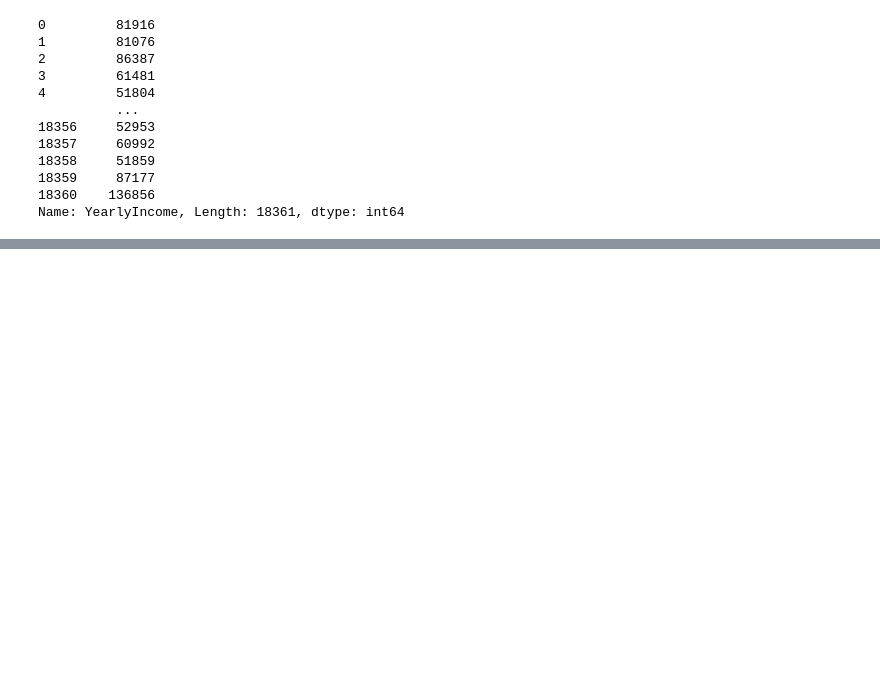
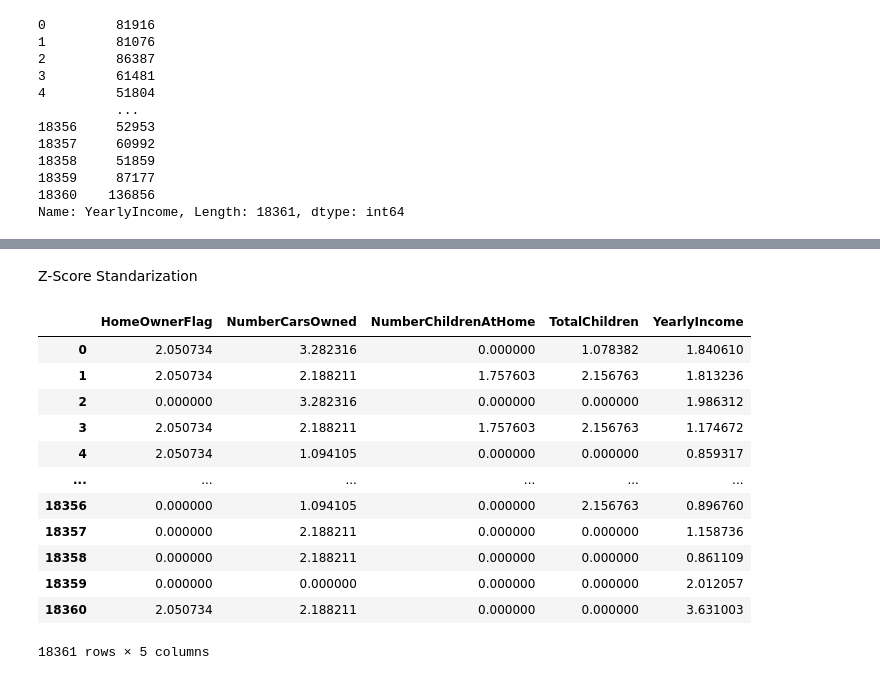
Before and after one commit to SachinGoyal94/DataScience, a Jupyter notebook: 1 Feature Engineering/1_FE.ipynb, the cells around one changed output, grey strips where cells are left out. Cells and saved outputs as stored; diff of their text form; code cells hidden in the pictures; blank space fills up the shorter version.

```diff
--- a/1 Feature Engineering/1_FE.ipynb
+++ b/1 Feature Engineering/1_FE.ipynb
@@ -247,3 +258,19 @@ normalised_temp_df
+# %% [markdown]
+Z-Score Standarization
 # %%
-#normalised_temp_df[normalised_temp]=((temp[normalised_temp]-temp[normalised_temp].min())/temp[normalised_temp].std())
-#normalised_temp_df
+normalised_temp_df[normalised_temp]=((temp[normalised_temp]-temp[normalised_temp].min())/temp[normalised_temp].std())
+normalised_temp_df
+# %% [output]
+|  | HomeOwnerFlag | NumberCarsOwned | NumberChildrenAtHome | TotalChildren | YearlyIncome |
+| 0 | 2.050734 | 3.282316 | 0.000000 | 1.078382 | 1.840610 |
+| 1 | 2.050734 | 2.188211 | 1.757603 | 2.156763 | 1.813236 |
+| 2 | 0.000000 | 3.282316 | 0.000000 | 0.000000 | 1.986312 |
+| 3 | 2.050734 | 2.188211 | 1.757603 | 2.156763 | 1.174672 |
+| 4 | 2.050734 | 1.094105 | 0.000000 | 0.000000 | 0.859317 |
+| ... | ... | ... | ... | ... | ... |
+| 18356 | 0.000000 | 1.094105 | 0.000000 | 2.156763 | 0.896760 |
+| 18357 | 0.000000 | 2.188211 | 0.000000 | 0.000000 | 1.158736 |
+| 18358 | 0.000000 | 2.188211 | 0.000000 | 0.000000 | 0.861109 |
+| 18359 | 0.000000 | 0.000000 | 0.000000 | 0.000000 | 2.012057 |
+| 18360 | 2.050734 | 2.188211 | 0.000000 | 0.000000 | 3.631003 |
+18361 rows × 5 columns
```
Also changed, not shown: parts of 6 cells of this notebook, 5 other files.
